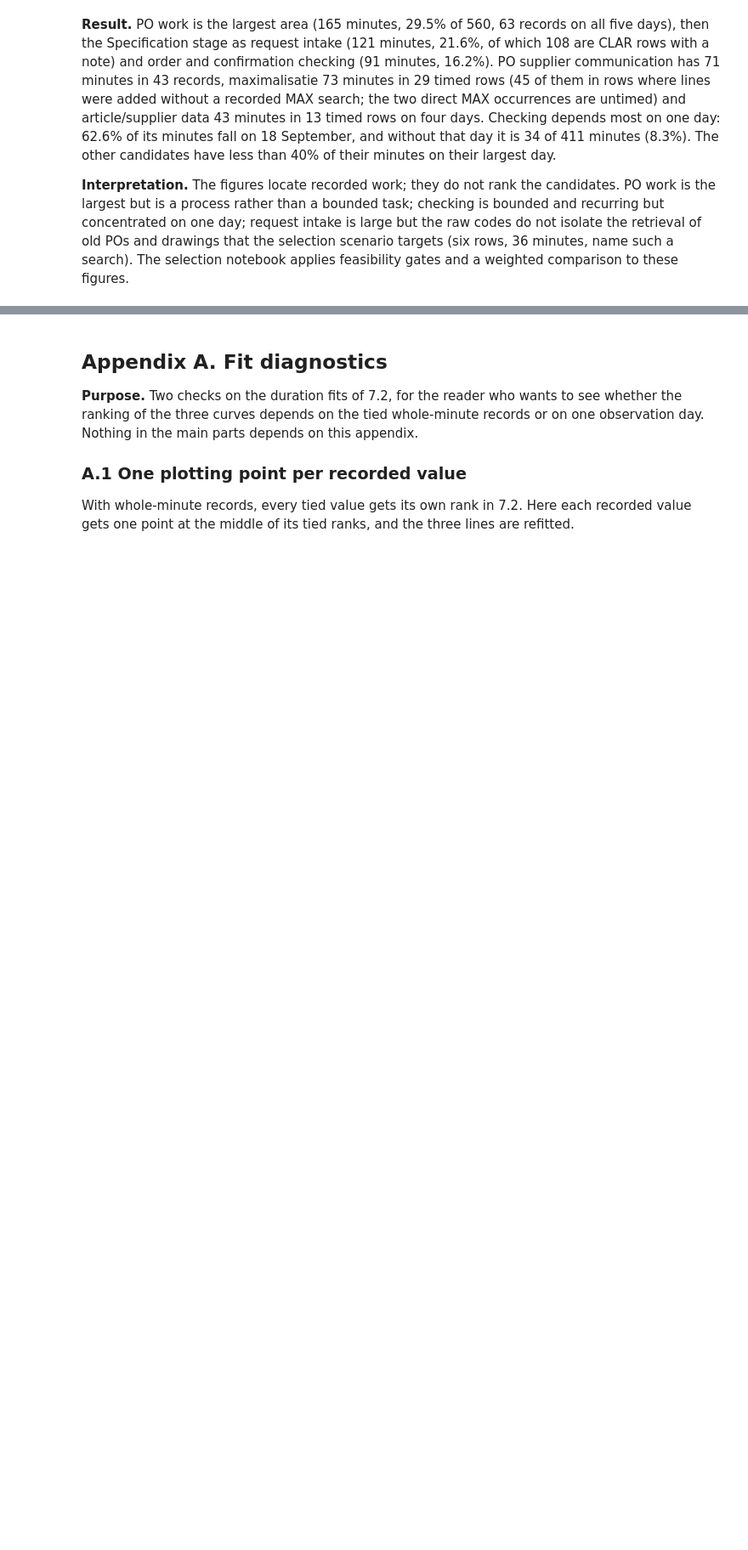
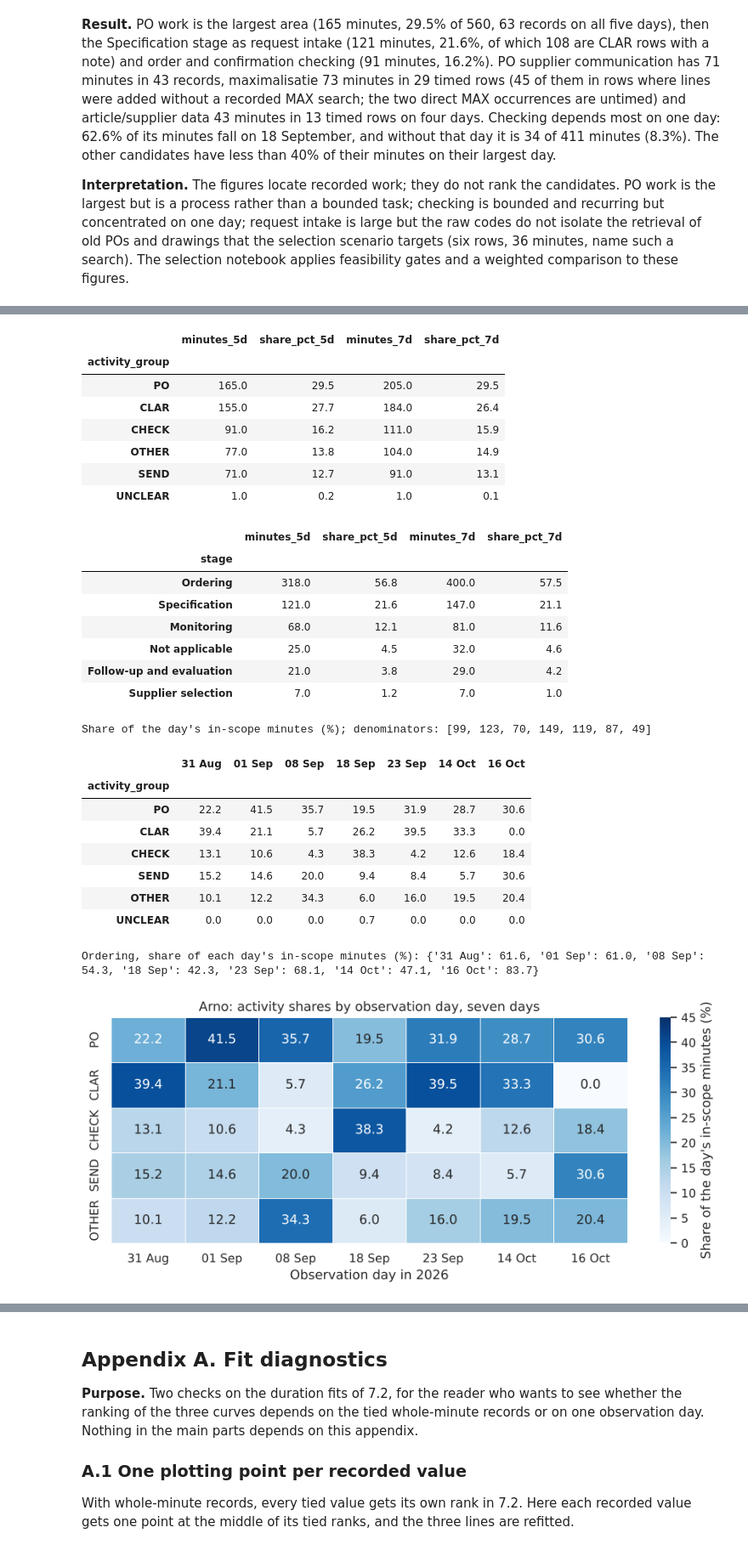
Before and after one commit to Luuuuuig/Bachelor-End-Project, a Jupyter notebook: Arno_Analysis_2026_10_02.ipynb, the cells around one changed output, grey strips where cells are left out. Shown at 85% size. Cells and saved outputs as stored; diff of their text form; code cells hidden in the pictures; blank space fills up the shorter version.

```diff
--- a/Arno_Analysis_2026_10_02.ipynb
+++ b/Arno_Analysis_2026_10_02.ipynb
@@ -1266,0 +1351,57 @@ The note-based ledger rows, joined to the records
+# %%
+# Minutes and shares per code and per stage in the improvement scope: five days next to seven days
+def scope_profile(frame, key):
+    minutes = frame.groupby(key)["minutes"].sum()
+    return pd.DataFrame({"minutes": minutes, "share_pct": minutes / frame["minutes"].sum() * 100})
+
+codes_5_7 = scope_profile(in_scope, "activity_group").join(scope_profile(in_scope7, "activity_group"), how="outer", lsuffix="_5d", rsuffix="_7d")
+codes_5_7 = codes_5_7.loc[codes_5_7["minutes_7d"].gt(0)].sort_values("minutes_7d", ascending=False)
+display(codes_5_7.round(1))
+stages_5_7 = scope_profile(in_scope, "stage").join(scope_profile(in_scope7, "stage"), how="outer", lsuffix="_5d", rsuffix="_7d").fillna(0)
+display(stages_5_7.sort_values("minutes_7d", ascending=False).round(1))
+
+# The day-by-code table of 4.3 on seven days: share of each day's in-scope minutes
+code_by_day7 = (in_scope7.groupby(["activity_group", "date"])["minutes"].sum().unstack(fill_value=0)
+                .reindex(index=timed_codes, columns=days7, fill_value=0))
+share7 = code_by_day7.div(scope7_day, axis=1) * 100
+share7.columns = days7.strftime("%d %b")
+print("Share of the day's in-scope minutes (%); denominators:", scope7_day.astype(int).tolist())
+display(share7.round(1))
+stage_by_day7 = in_scope7.groupby(["stage", "date"])["minutes"].sum().unstack(fill_value=0).reindex(columns=days7, fill_value=0)
+print("Ordering, share of each day's in-scope minutes (%):",
+      (stage_by_day7.loc["Ordering"] / scope7_day * 100).round(1).set_axis(days7.strftime("%d %b")).to_dict())
+
+fig, ax = plt.subplots(figsize=(9, 4))
+sns.heatmap(share7.drop(index="UNCLEAR"), annot=True, fmt=".1f", cmap="Blues", vmin=0, vmax=45, linewidths=0.5,
+            cbar_kws={"label": "Share of the day's in-scope minutes (%)"}, ax=ax)
+ax.set(xlabel="Observation day in 2026", ylabel="", title="Arno: activity shares by observation day, seven days")
+plt.tight_layout()
+plt.show()
+# %% [output]
+|  | minutes_5d | share_pct_5d | minutes_7d | share_pct_7d |
+| activity_group |  |  |  |  |
+| PO | 165.0 | 29.5 | 205.0 | 29.5 |
+| CLAR | 155.0 | 27.7 | 184.0 | 26.4 |
+| CHECK | 91.0 | 16.2 | 111.0 | 15.9 |
+| OTHER | 77.0 | 13.8 | 104.0 | 14.9 |
+| SEND | 71.0 | 12.7 | 91.0 | 13.1 |
+| UNCLEAR | 1.0 | 0.2 | 1.0 | 0.1 |
+|  | minutes_5d | share_pct_5d | minutes_7d | share_pct_7d |
+| stage |  |  |  |  |
+| Ordering | 318.0 | 56.8 | 400.0 | 57.5 |
+| Specification | 121.0 | 21.6 | 147.0 | 21.1 |
+| Monitoring | 68.0 | 12.1 | 81.0 | 11.6 |
+| Not applicable | 25.0 | 4.5 | 32.0 | 4.6 |
+| Follow-up and evaluation | 21.0 | 3.8 | 29.0 | 4.2 |
+| Supplier selection | 7.0 | 1.2 | 7.0 | 1.0 |
+Share of the day's in-scope minutes (%); denominators: [99, 123, 70, 149, 119, 87, 49]
+|  | 31 Aug | 01 Sep | 08 Sep | 18 Sep | 23 Sep | 14 Oct | 16 Oct |
+| activity_group |  |  |  |  |  |  |  |
+| PO | 22.2 | 41.5 | 35.7 | 19.5 | 31.9 | 28.7 | 30.6 |
+| CLAR | 39.4 | 21.1 | 5.7 | 26.2 | 39.5 | 33.3 | 0.0 |
+| CHECK | 13.1 | 10.6 | 4.3 | 38.3 | 4.2 | 12.6 | 18.4 |
+| SEND | 15.2 | 14.6 | 20.0 | 9.4 | 8.4 | 5.7 | 30.6 |
+| OTHER | 10.1 | 12.2 | 34.3 | 6.0 | 16.0 | 19.5 | 20.4 |
+| UNCLEAR | 0.0 | 0.0 | 0.0 | 0.7 | 0.0 | 0.0 | 0.0 |
+Ordering, share of each day's in-scope minutes (%): {'31 Aug': 61.6, '01 Sep': 61.0, '08 Sep': 54.3, '18 Sep': 42.3, '23 Sep': 68.1, '14 Oct': 47.1, '16 Oct': 83.7}
+[figure, added]
```
Also changed, not shown: parts of 19 cells of this notebook.
